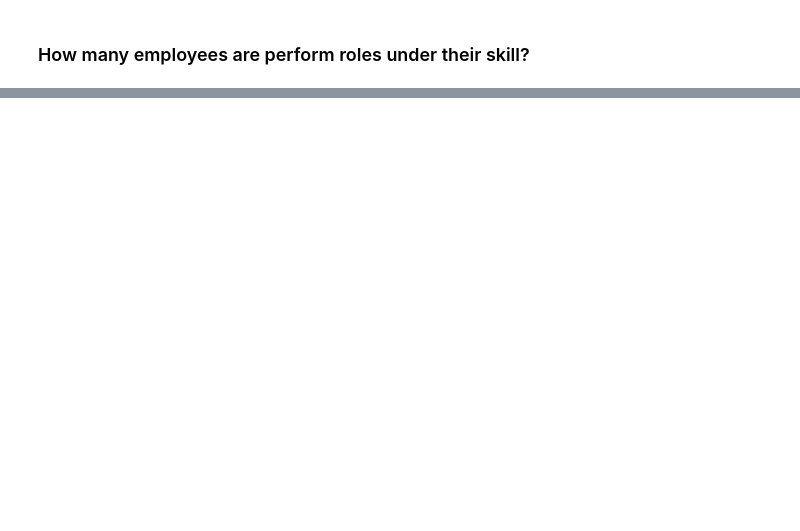
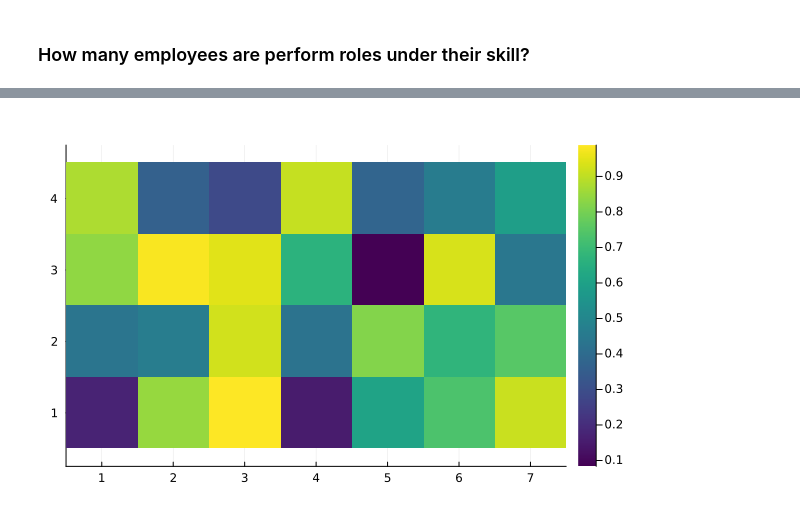
Before and after one commit to pudderludde/6.7200-final-project, a Jupyter notebook: Hospital2.ipynb, the cells around one changed output, grey strips where cells are left out. Cells and saved outputs as stored; diff of their text form; code cells hidden in the pictures; blank space fills up the shorter version.

```diff
--- a/Hospital2.ipynb
+++ b/Hospital2.ipynb
@@ -285,0 +304,5 @@ employees2[map(row -> count_nonzeros(row), eachrow(employees2[:,[:Doctor, :Nurse
+# %%
+matrix = rand(4, 7)
+heatmap(matrix, color=:viridis, aspect_ratio=:equal)
+# %% [output]
+[figure, added]
```
Also changed, not shown: parts of 9 cells of this notebook, 1 other file.
